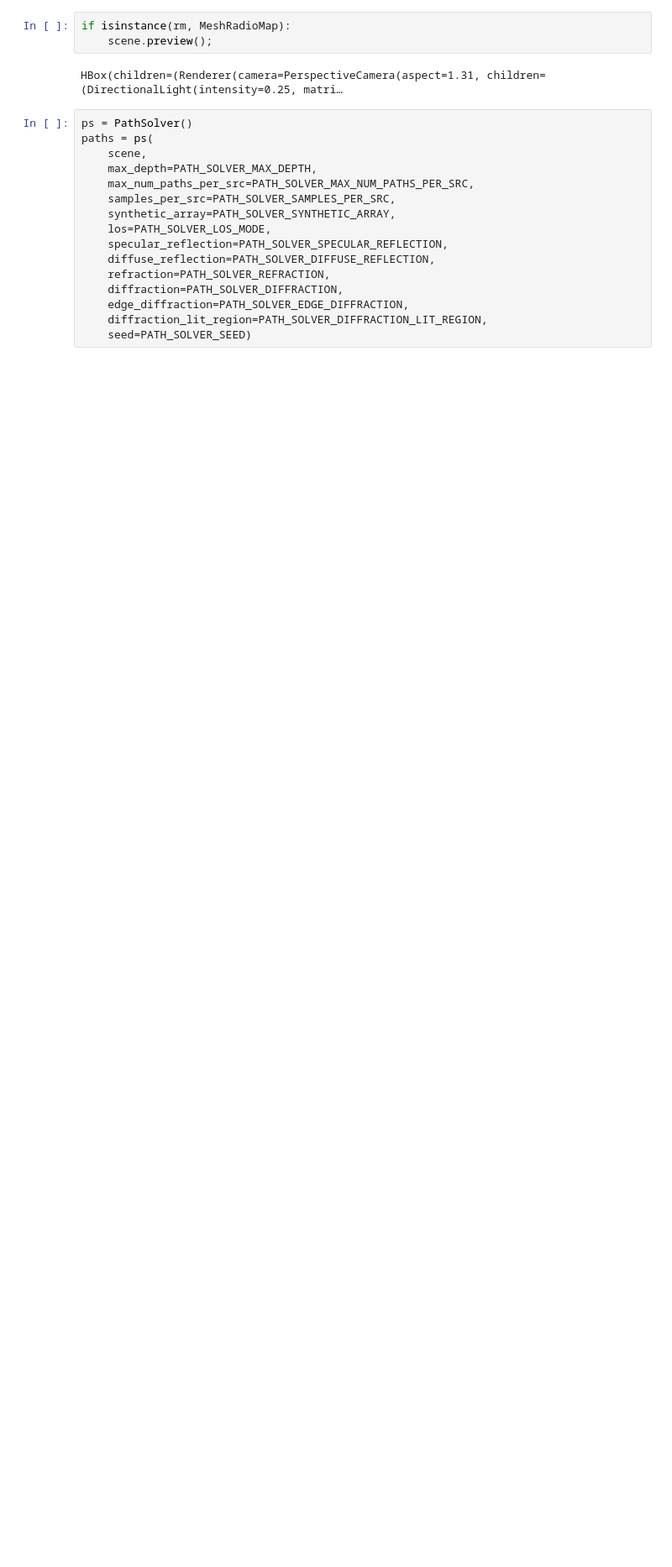
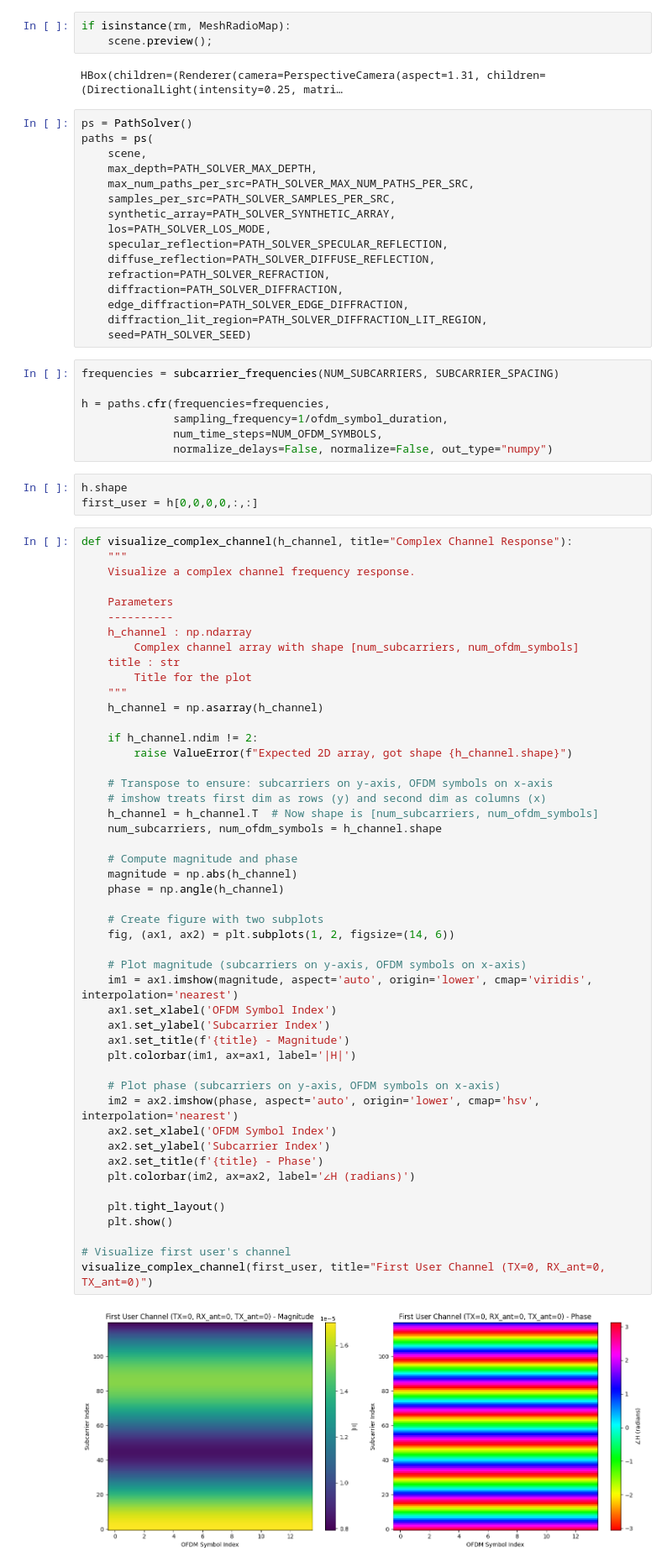
Before and after one commit to BerkIGuler/CSIGen, a Jupyter notebook: examples/visualize_realistic_scenario.ipynb, the cells around one changed output. Shown at 84% size. Drawn from its saved outputs; the diff is of its cells as text; blank space fills up the shorter version.

Commit message:
Add visualization function for complex channel response in utils.py and update Jupyter notebook to utilize it.

```diff
--- a/examples/visualize_realistic_scenario.ipynb
+++ b/examples/visualize_realistic_scenario.ipynb
@@ -363,3 +377,63 @@ paths = ps(
     edge_diffraction=PATH_SOLVER_EDGE_DIFFRACTION,
     diffraction_lit_region=PATH_SOLVER_DIFFRACTION_LIT_REGION,
     seed=PATH_SOLVER_SEED)
+# %%
+frequencies = subcarrier_frequencies(NUM_SUBCARRIERS, SUBCARRIER_SPACING)
+
+h = paths.cfr(frequencies=frequencies,
+              sampling_frequency=1/ofdm_symbol_duration,
+              num_time_steps=NUM_OFDM_SYMBOLS,
+              normalize_delays=False, normalize=False, out_type="numpy")
+# %%
+h.shape
+first_user = h[0,0,0,0,:,:]
+# %%
+def visualize_complex_channel(h_channel, title="Complex Channel Response"):
+    """
+    Visualize a complex channel frequency response.
+
+    Parameters
+    ----------
+    h_channel : np.ndarray
+        Complex channel array with shape [num_subcarriers, num_ofdm_symbols]
+    title : str
+        Title for the plot
+    """
+    h_channel = np.asarray(h_channel)
+
+    if h_channel.ndim != 2:
+        raise ValueError(f"Expected 2D array, got shape {h_channel.shape}")
+
+    # Transpose to ensure: subcarriers on y-axis, OFDM symbols on x-axis
+    # imshow treats first dim as rows (y) and second dim as columns (x)
+    h_channel = h_channel.T  # Now shape is [num_subcarriers, num_ofdm_symbols]
+    num_subcarriers, num_ofdm_symbols = h_channel.shape
+
+    # Compute magnitude and phase
+    magnitude = np.abs(h_channel)
+    phase = np.angle(h_channel)
+
+    # Create figure with two subplots
+    fig, (ax1, ax2) = plt.subplots(1, 2, figsize=(14, 6))
+
+    # Plot magnitude (subcarriers on y-axis, OFDM symbols on x-axis)
+    im1 = ax1.imshow(magnitude, aspect='auto', origin='lower', cmap='viridis', interpolation='nearest')
+    ax1.set_xlabel('OFDM Symbol Index')
+    ax1.set_ylabel('Subcarrier Index')
+    ax1.set_title(f'{title} - Magnitude')
+    plt.colorbar(im1, ax=ax1, label='|H|')
+
+    # Plot phase (subcarriers on y-axis, OFDM symbols on x-axis)
+    im2 = ax2.imshow(phase, aspect='auto', origin='lower', cmap='hsv', interpolation='nearest')
+    ax2.set_xlabel('OFDM Symbol Index')
+    ax2.set_ylabel('Subcarrier Index')
+    ax2.set_title(f'{title} - Phase')
+    plt.colorbar(im2, ax=ax2, label='∠H (radians)')
+
+    plt.tight_layout()
+    plt.show()
+
+# Visualize first user's channel
+visualize_complex_channel(first_user, title="First User Channel (TX=0, RX_ant=0, TX_ant=0)")
+# %% [output]
+[figure, added]
```
Also changed, not shown: parts of 8 cells of this notebook, 1 other file.
